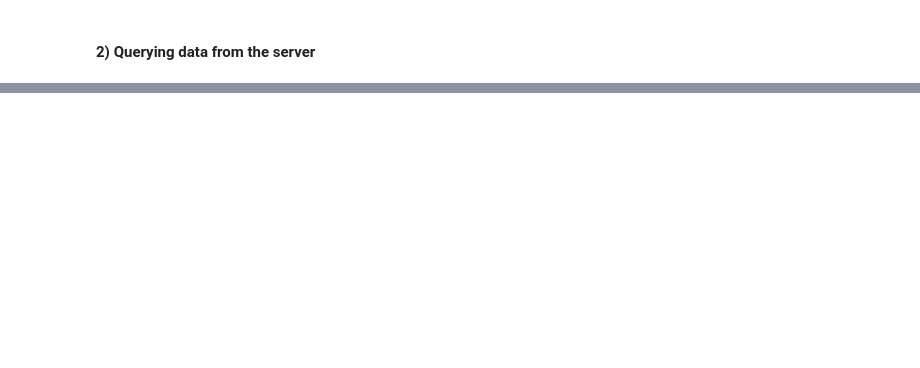
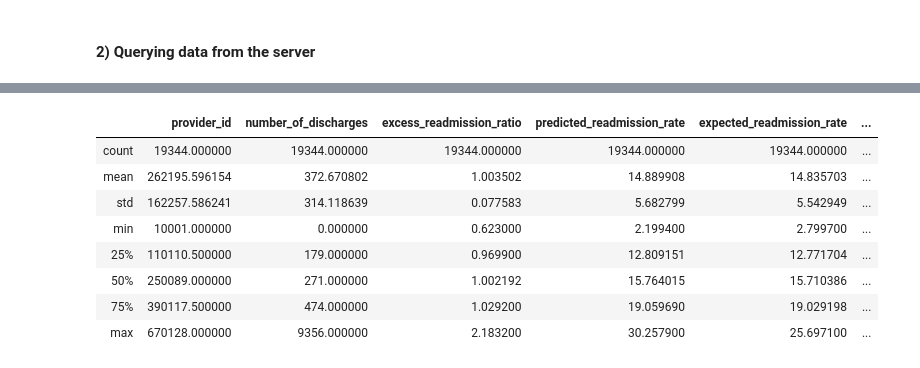
Before and after one commit to sobil-dalal/DAP_Project, a Jupyter notebook: Exploratory_Analysis_HRRP.ipynb, the cells around one changed output, grey strips where cells are left out. Saved outputs shown, nothing was run; the diff lists cells and outputs as text; code cells hidden in the pictures; blank space fills up the shorter version.

Commit message:
Exploratory analysis HRRP
- fetched 6 tables from db
- concatenated them into hrrp df
- analysed hrrp df

```diff
--- a/Exploratory_Analysis_HRRP.ipynb
+++ b/Exploratory_Analysis_HRRP.ipynb
@@ -12,8 +16,19 @@ import matplotlib.pyplot as plt
 # %% [markdown]
 #### 2) Querying data from the server
 # %%
-sql = """
-SELECT * FROM READM_30_AMI_HRRP ;"""
+sql1 = """
+SELECT * FROM "READM_30_AMI_HRRP" ;"""
+sql2 = """
+SELECT * FROM "READM_30_CABG_HRRP" ;"""
+sql3 = """
+SELECT * FROM "READM_30_COPD_HRRP" ;"""
+sql4 = """
+SELECT * FROM "READM_30_HF_HRRP" ;"""
+sql5 = """
+SELECT * FROM "READM_30_HIP_KNEE_HRRP" ;"""
+sql6 = """
+SELECT * FROM "READM_30_PN_HRRP" ;"""
+
 try:
     dbConnection = psycopg2.connect(
     user = "dap",
@@ -21,8 +36,13 @@ try:
     host = "83.212.82.56",
     port = "5432",
     database = "dap_medicare")
-    ami_hrrp_df = sqlio.read_sql_query(sql, dbConnection)
+    ami_df = sqlio.read_sql_query(sql1, dbConnection)
+    cabg_df = sqlio.read_sql_query(sql2, dbConnection)
+    copd_df = sqlio.read_sql_query(sql3, dbConnection)
+    hf_df = sqlio.read_sql_query(sql4, dbConnection)
+    hip_df = sqlio.read_sql_query(sql5, dbConnection)
+    pn_df = sqlio.read_sql_query(sql6, dbConnection)
 except (Exception, psycopg2.Error) as dbError:
-    print ("Error while fetching db READM_30_AMI_HRRP", dbError)
+    print ("Error while fetching database", dbError)
 finally:
     if(dbConnection): dbConnection.close()
@@ -37,0 +107,3 @@ ami_hrrp_df.corr()
+# %%
+hrrp_df =pd.concat([ami_df, cabg_df,copd_df,hf_df,hip_df,pn_df], ignore_index=True)
+hrrp_df.head()
@@ -37,0 +121,4 @@ ami_hrrp_df.corr()
+# %%
+#converting measure name to factor
+hrrp_df['measure_name']=hrrp_df['measure_name'].astype('category')
+hrrp_df['measure_name'].values
@@ -37,0 +145,13 @@ ami_hrrp_df.corr()
+# %%
+#summary of all numerical cols
+hrrp_df.describe()
+# %% [output]
+|  | provider_id | number_of_discharges | excess_readmission_ratio | predicted_readmission_rate | expected_readmission_rate | ... |
+| count | 19344.000000 | 19344.000000 | 19344.000000 | 19344.000000 | 19344.000000 | ... |
+| mean | 262195.596154 | 372.670802 | 1.003502 | 14.889908 | 14.835703 | ... |
+| std | 162257.586241 | 314.118639 | 0.077583 | 5.682799 | 5.542949 | ... |
+| min | 10001.000000 | 0.000000 | 0.623000 | 2.199400 | 2.799700 | ... |
+| 25% | 110110.500000 | 179.000000 | 0.969900 | 12.809151 | 12.771704 | ... |
+| 50% | 250089.000000 | 271.000000 | 1.002192 | 15.764015 | 15.710386 | ... |
+| 75% | 390117.500000 | 474.000000 | 1.029200 | 19.059690 | 19.029198 | ... |
+| max | 670128.000000 | 9356.000000 | 2.183200 | 30.257900 | 25.697100 | ... |
```
Also changed, not shown: parts of 19 cells of this notebook.
